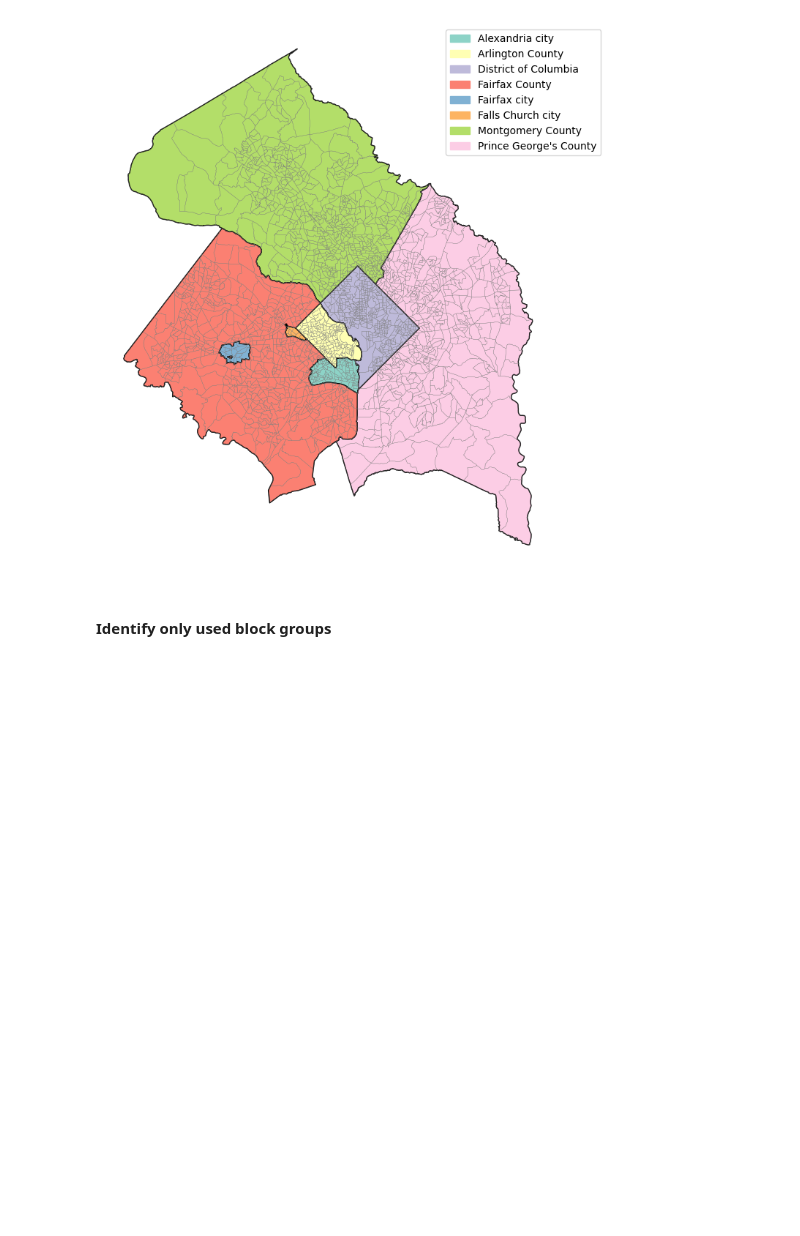
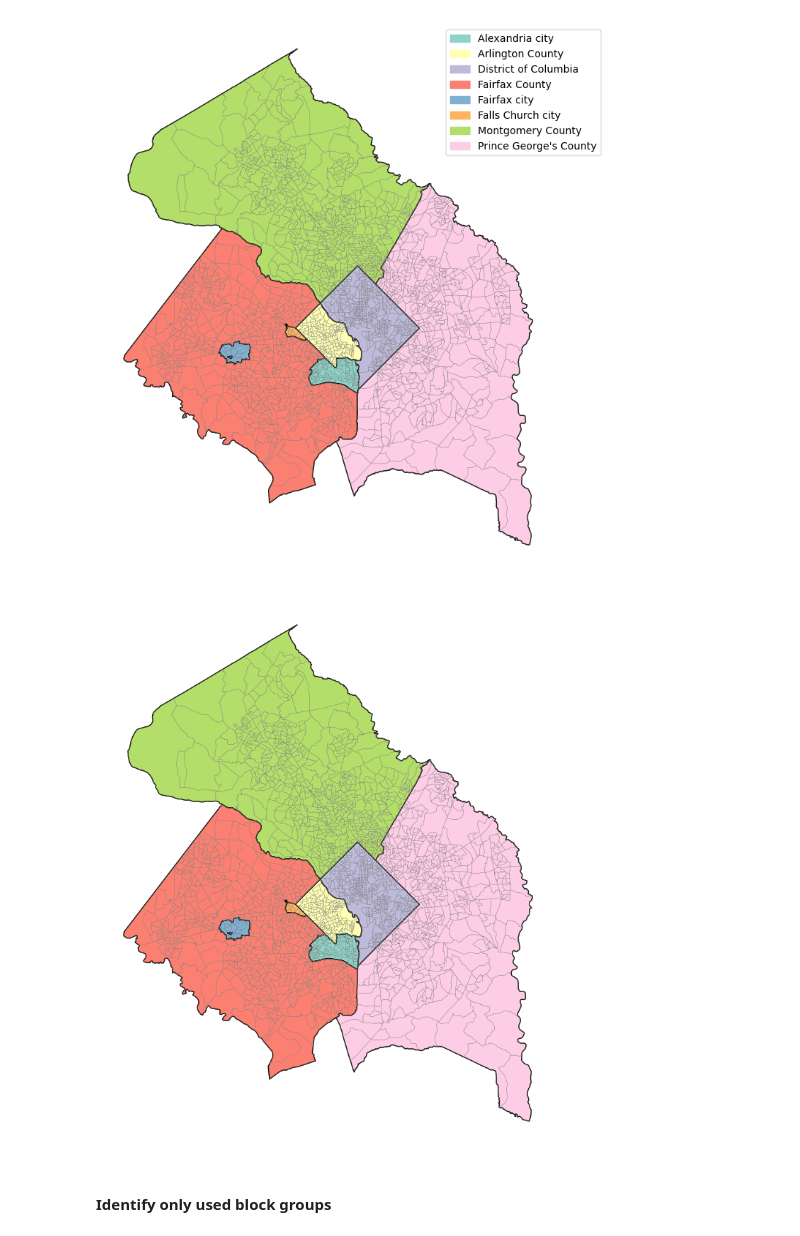
Before and after one commit to rebeccalwagner/DataSciII-Final, a Jupyter notebook: code/figs/maps.ipynb, the cells around one changed output. Cells and saved outputs as stored; diff of their text form; code cells hidden in the pictures; blank space fills up the shorter version.

```diff
--- a/code/figs/maps.ipynb
+++ b/code/figs/maps.ipynb
@@ -108,6 +108,50 @@ plt.tight_layout()
 plt.show()
 # %% [output]
 [figure]
+# %%
+## without a legend
+
+# Get unique counties
+unique_counties = dmv_counties_subset_gdf['NAMELSAD'].unique()
+unique_counties.sort()  # Optional: sort alphabetically
+
+# Generate colormap and remove grey
+cmap = plt.cm.get_cmap('Set3', 12)  # 12 is full range of Set3
+color_list = [mcolors.rgb2hex(cmap(i)) for i in range(12)]
+filtered_colors = [c for c in color_list if c.lower() != '#cccccc']  # remove light grey
+
+# Map counties to colors
+county_color_map = dict(zip(unique_counties, filtered_colors[:len(unique_counties)]))
+
+# Add color column
+dmv_counties_subset_gdf['color'] = dmv_counties_subset_gdf['NAMELSAD'].map(county_color_map)
+
+# Plot
+fig, ax = plt.subplots(figsize=(10, 8))
+dmv_counties_subset_gdf.plot(color=dmv_counties_subset_gdf['color'], edgecolor='black', ax=ax)
+
+selected_region_bg.plot(
+    edgecolor='grey',  # Color of the block group outlines
+    facecolor='none',  # Make them transparent inside
+    linewidth=.2,     # Adjust line thickness if needed
+    ax=ax
+)
+
+# Custom legend
+patches = [
+    mpatches.Patch(color=county_color_map[name], label=name)
+    for name in unique_counties
+]
+
+#plt.legend(handles=patches, loc='lower left', bbox_to_anchor=(.75, .75))
+plt.axis('off')
+plt.tight_layout()
+
+plt.savefig("../../output/figs/selected_counties_with_bg_no_legend.png", dpi=300, bbox_inches='tight')
+
+plt.show()
+# %% [output]
+[figure, added]
 # %% [markdown]
 #### Identify only used block groups
 # %%
```
Also changed, not shown: parts of 25 cells of this notebook, 21 other files.
